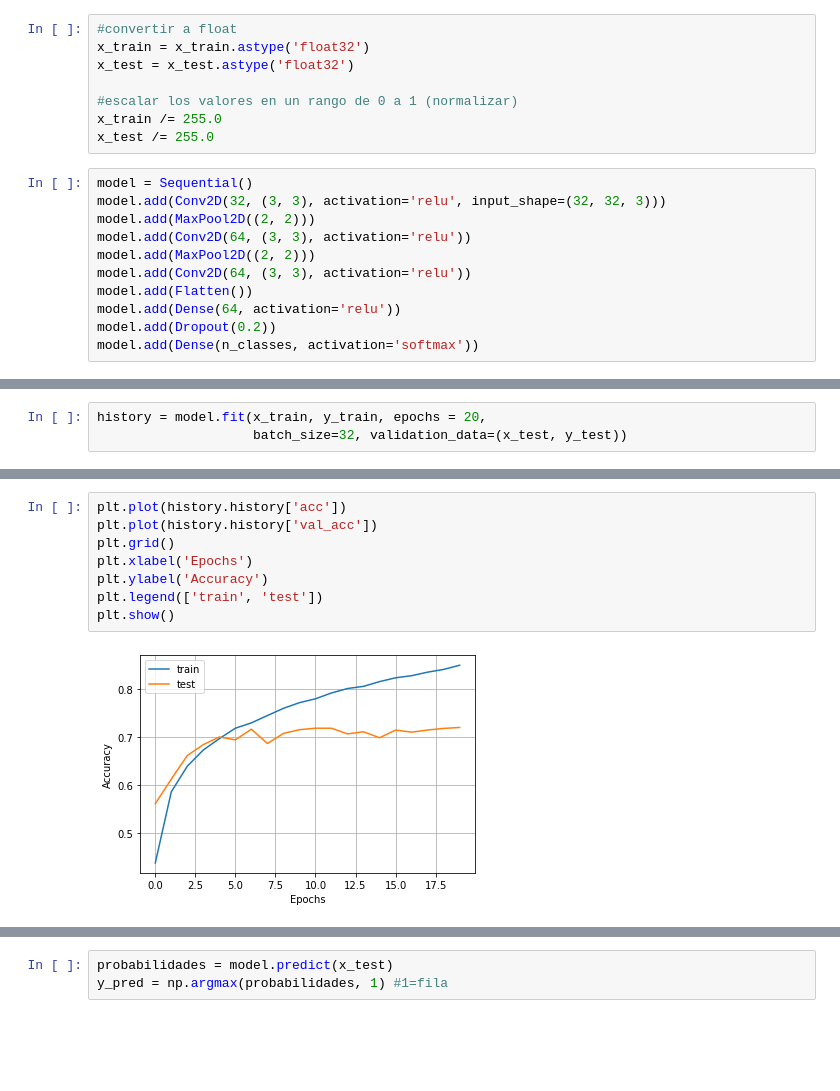
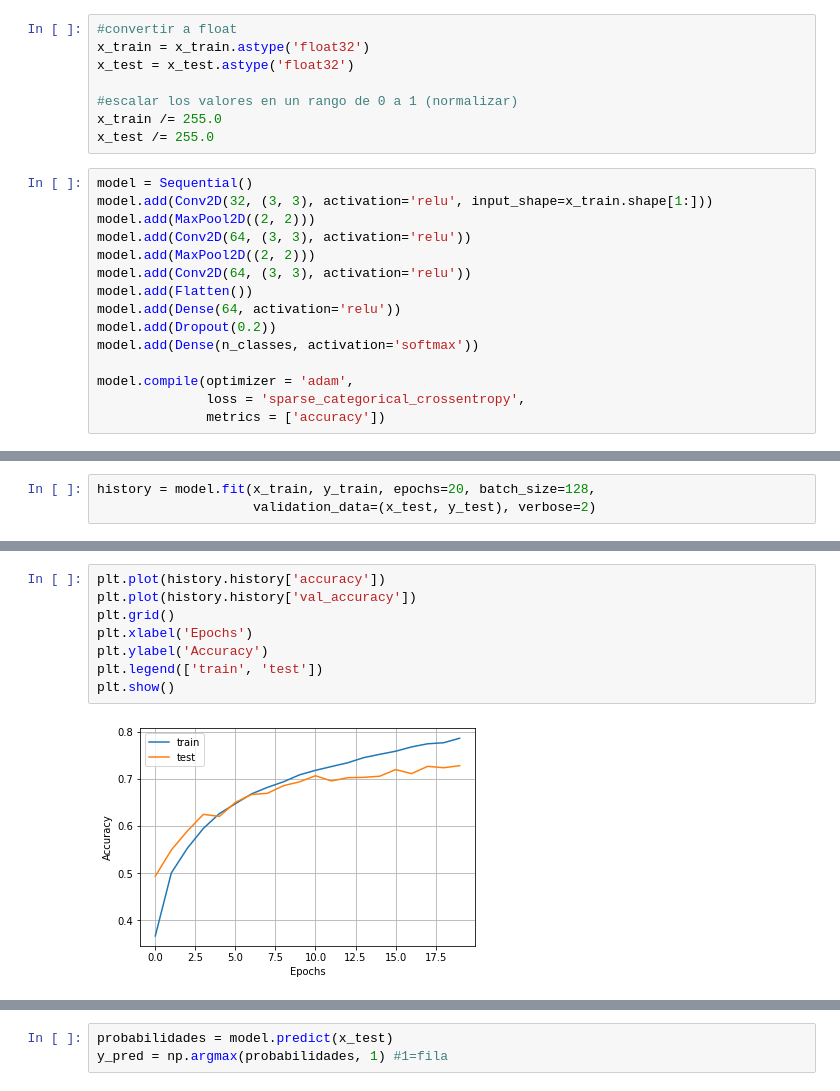
Before and after one commit to EdgarMoyete/CIFAR, a Jupyter notebook: CNN.ipynb, the cells around one changed output, grey strips where cells are left out. Saved outputs shown, nothing was run; the diff lists cells and outputs as text; blank space fills up the shorter version.

```diff
--- a/CNN.ipynb
+++ b/CNN.ipynb
@@ -40,7 +50,7 @@ x_train /= 255.0
 x_test /= 255.0
 # %%
 model = Sequential()
-model.add(Conv2D(32, (3, 3), activation='relu', input_shape=(32, 32, 3)))
+model.add(Conv2D(32, (3, 3), activation='relu', input_shape=x_train.shape[1:]))
 model.add(MaxPool2D((2, 2)))
 model.add(Conv2D(64, (3, 3), activation='relu'))
 model.add(MaxPool2D((2, 2)))
@@ -49,3 +59,7 @@ model.add(Flatten())
 model.add(Dense(64, activation='relu'))
 model.add(Dropout(0.2))
 model.add(Dense(n_classes, activation='softmax'))
+
+model.compile(optimizer = 'adam',
+              loss = 'sparse_categorical_crossentropy',
+              metrics = ['accuracy'])
@@ -80,4 +86,4 @@ model.compile(optimizer = 'adam',
 # %%
-history = model.fit(x_train, y_train, epochs = 20,
-                    batch_size=32, validation_data=(x_test, y_test))
+history = model.fit(x_train, y_train, epochs=20, batch_size=128,
+                    validation_data=(x_test, y_test), verbose=2)
 # %% [output]
@@ -109,13 +115,13 @@ Test accuracy: 0.72
 # %%
-plt.plot(history.history['acc'])
-plt.plot(history.history['val_acc'])
+plt.plot(history.history['accuracy'])
+plt.plot(history.history['val_accuracy'])
 plt.grid()
 plt.xlabel('Epochs')
 plt.ylabel('Accuracy')
 plt.legend(['train', 'test'])
 plt.show()
 # %% [output]
-[figure, old version]
+[figure, new version]
 # %%
 plt.plot(history.history['loss'])
 plt.plot(history.history['val_loss'])
```
Also changed, not shown: parts of 12 cells of this notebook, 9 other files.
